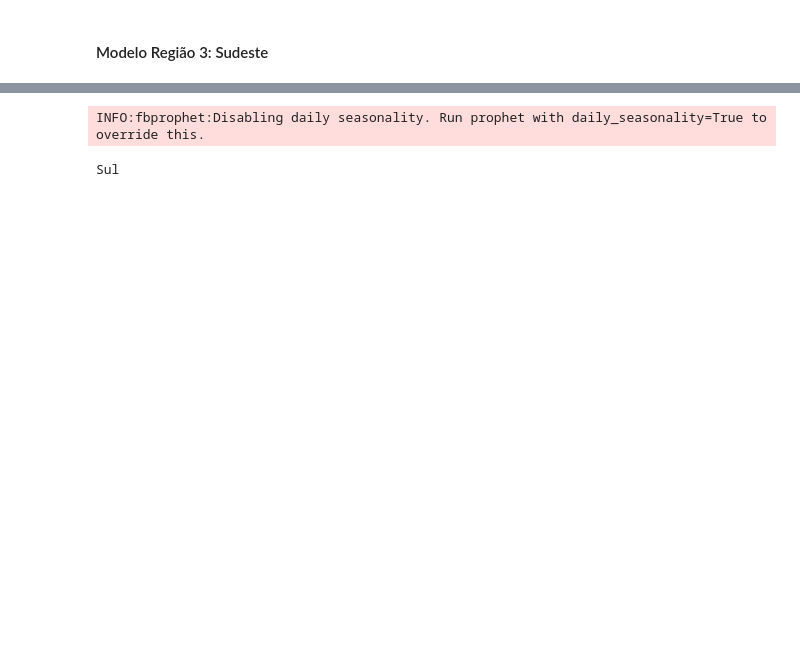
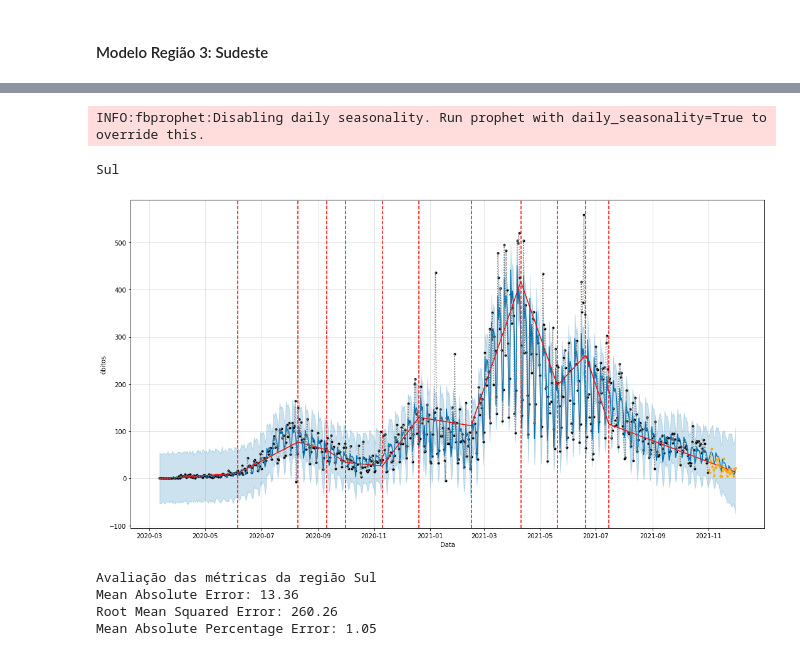
Before and after one commit to ViniciusCastillo/BootcampAlura_ProjetoModulo3, a Jupyter notebook: notebooks/Comparacao_Projecoes.ipynb, the cells around one changed output, grey strips where cells are left out. Saved outputs shown, nothing was run; the diff lists cells and outputs as text; code cells hidden in the pictures; blank space fills up the shorter version.

```diff
--- a/notebooks/Comparacao_Projecoes.ipynb
+++ b/notebooks/Comparacao_Projecoes.ipynb
@@ -178,12 +229,20 @@ Modelo Região 4: Sul
 # %%
 r = 4 # código a região analisada
 print ("\n"+regioes[r])
-lista_changepoints = ['2020-04-07','2020-06-05','2020-07-10','2020-09-10','2020-10-15','2020-12-15',
-                      '2021-02-05','2021-04-20','2021-05-20','2021-08-10','2021-10-05']
+lista_changepoints = ['2020-06-05','2020-08-10','2020-09-10','2020-10-01','2020-11-10','2020-12-20',
+                      '2021-02-15','2021-04-10','2021-05-20','2021-06-20','2021-07-15']
 modelo_regiao[regioes[r]], previsao_regiao[regioes[r]] = modelar(df_treino_regiao[regioes[r]], df_teste_regiao[regioes[r]], 'óbitos',
                                                                  show_change_points=True, countryName='BR', changepoints=lista_changepoints,
                                                                  changepoint_prior_scale=5, seasonality_mode='multiplicative',
                                                                  yearly_seasonality=True)
 # %% [output]
 INFO:fbprophet:Disabling daily seasonality. Run prophet with daily_seasonality=True to override this.
 Sul
+[figure, added]
+# %%
+metricas(df_teste_regiao[regioes[r]], previsao_regiao[regioes[r]][inicio_teste[regioes[r]]:],'Avaliação das métricas da região ' + regioes[r])
+# %% [output]
+Avaliação das métricas da região Sul
+Mean Absolute Error: 13.36
+Root Mean Squared Error: 260.26
+Mean Absolute Percentage Error: 1.05
```
Also changed, not shown: parts of 18 cells of this notebook.
